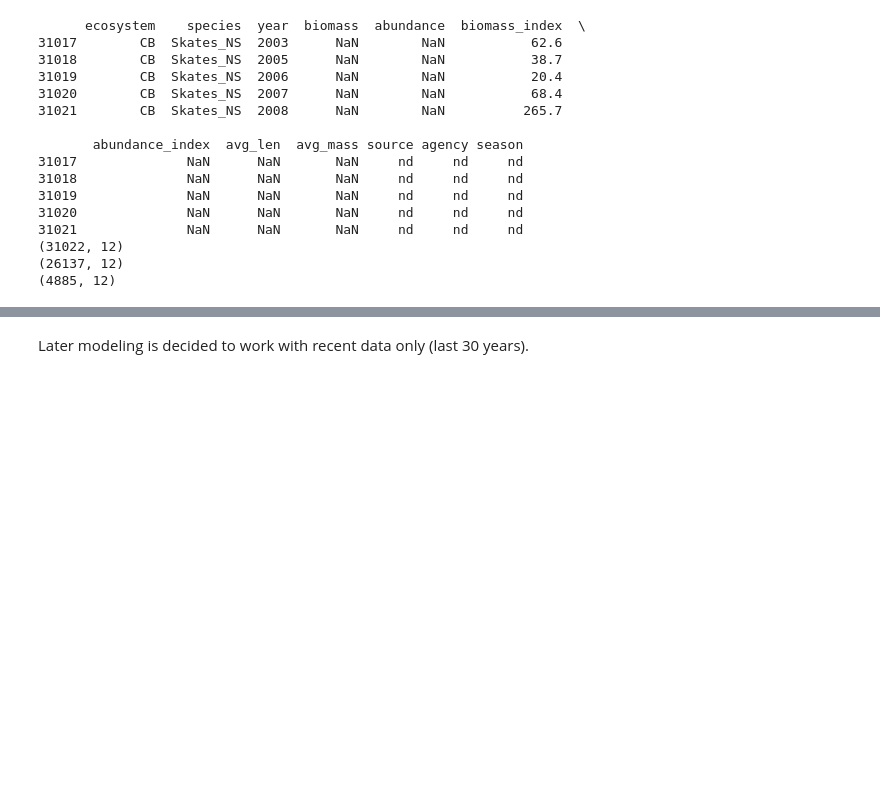
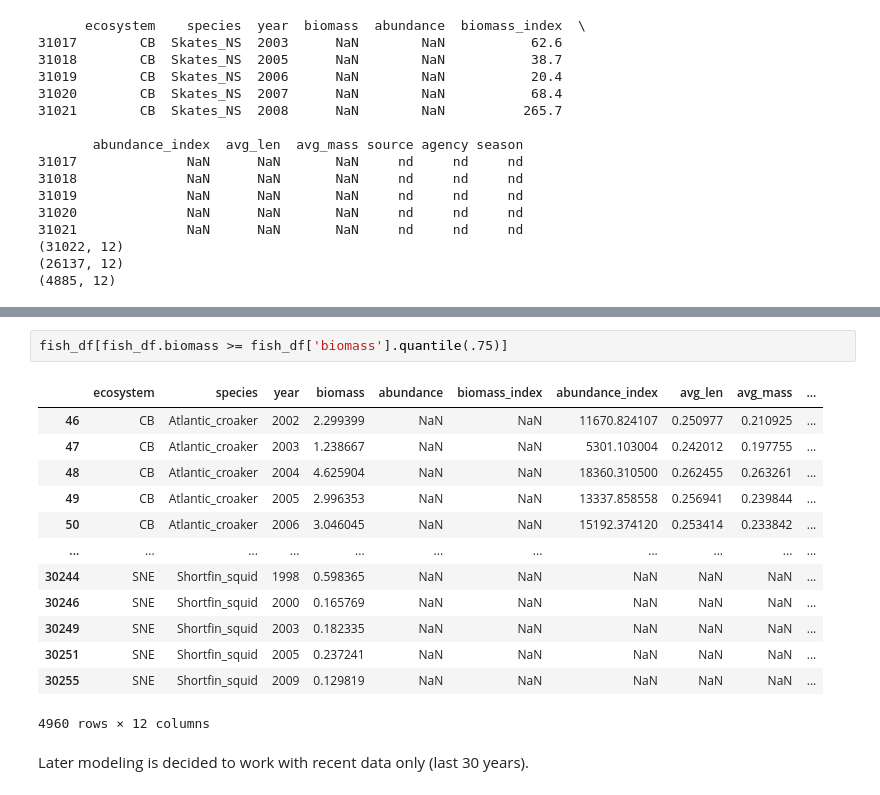
Before and after one commit to nycantwell/nycantwell, a Jupyter notebook: NW_Atlantic_Fishery_Sustainability/notebooks/02_data_definition_and_cleaning.ipynb, the cells around one changed output, grey strips where cells are left out. Saved outputs shown, nothing was run; the diff lists cells and outputs as text; blank space fills up the shorter version.

```diff
--- a/NW_Atlantic_Fishery_Sustainability/notebooks/02_data_definition_and_cleaning.ipynb
+++ b/NW_Atlantic_Fishery_Sustainability/notebooks/02_data_definition_and_cleaning.ipynb
@@ -118,3 +139,19 @@ print(landings_df.shape)
+# %%
+fish_df[fish_df.biomass >= fish_df['biomass'].quantile(.75)]
+# %% [output]
+|  | ecosystem | species | year | biomass | abundance | biomass_index | abundance_index | avg_len | avg_mass | ... |
+| 46 | CB | Atlantic_croaker | 2002 | 2.299399 | NaN | NaN | 11670.824107 | 0.250977 | 0.210925 | ... |
+| 47 | CB | Atlantic_croaker | 2003 | 1.238667 | NaN | NaN | 5301.103004 | 0.242012 | 0.197755 | ... |
+| 48 | CB | Atlantic_croaker | 2004 | 4.625904 | NaN | NaN | 18360.310500 | 0.262455 | 0.263261 | ... |
+| 49 | CB | Atlantic_croaker | 2005 | 2.996353 | NaN | NaN | 13337.858558 | 0.256941 | 0.239844 | ... |
+| 50 | CB | Atlantic_croaker | 2006 | 3.046045 | NaN | NaN | 15192.374120 | 0.253414 | 0.233842 | ... |
+| ... | ... | ... | ... | ... | ... | ... | ... | ... | ... | ... |
+| 30244 | SNE | Shortfin_squid | 1998 | 0.598365 | NaN | NaN | NaN | NaN | NaN | ... |
+| 30246 | SNE | Shortfin_squid | 2000 | 0.165769 | NaN | NaN | NaN | NaN | NaN | ... |
+| 30249 | SNE | Shortfin_squid | 2003 | 0.182335 | NaN | NaN | NaN | NaN | NaN | ... |
+| 30251 | SNE | Shortfin_squid | 2005 | 0.237241 | NaN | NaN | NaN | NaN | NaN | ... |
+| 30255 | SNE | Shortfin_squid | 2009 | 0.129819 | NaN | NaN | NaN | NaN | NaN | ... |
+4960 rows × 12 columns
 # %% [markdown]
 Later modeling is decided to work with recent data only (last 30 years).
 # %%
```
Also changed, not shown: parts of 6 cells of this notebook, 2 other files.
